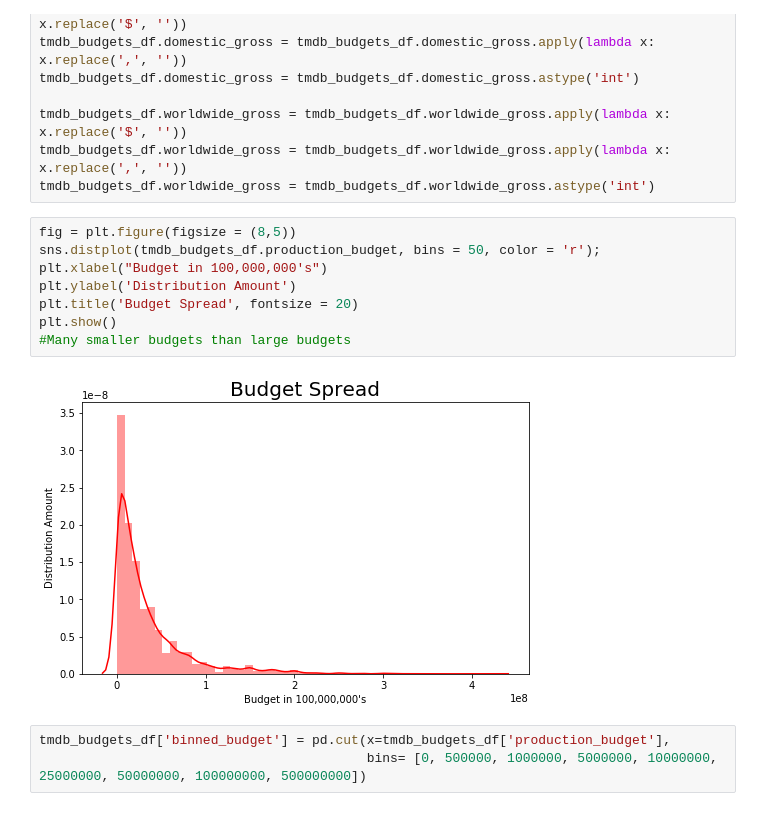
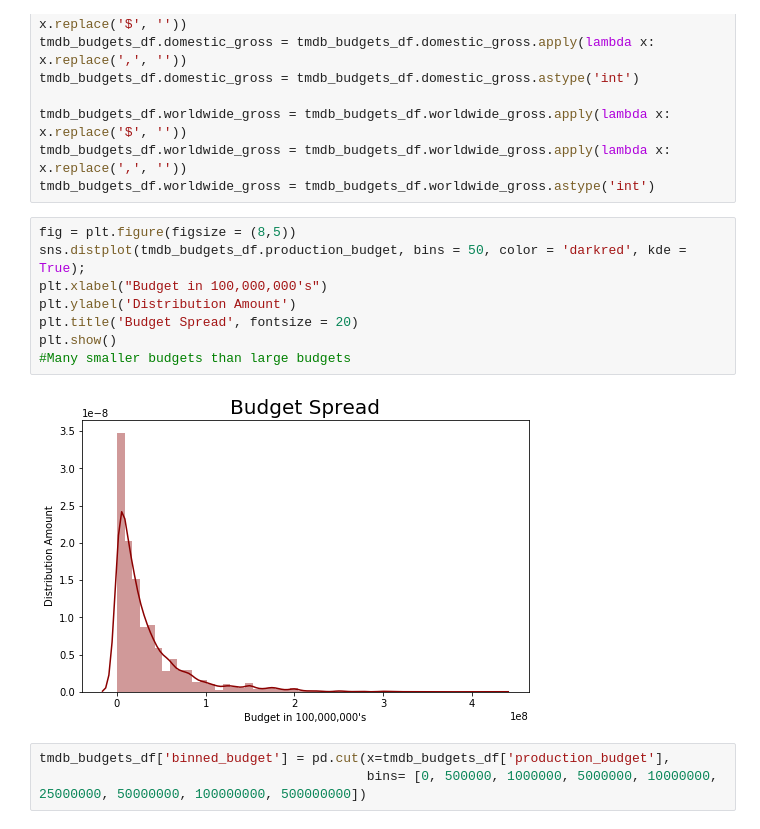
Before and after one commit to BenGeissel/Module_1_Project, a Jupyter notebook: zippedData/Mod1Project_temp.ipynb, the cells around one changed output. Drawn from its saved outputs; the diff is of its cells as text.

```diff
--- a/zippedData/Mod1Project_temp.ipynb
+++ b/zippedData/Mod1Project_temp.ipynb
@@ -135,14 +135,14 @@ tmdb_budgets_df.worldwide_gross = tmdb_budgets_df.worldwide_gross.apply(lambda x
 tmdb_budgets_df.worldwide_gross = tmdb_budgets_df.worldwide_gross.astype('int')
 # %%
 fig = plt.figure(figsize = (8,5))
-sns.distplot(tmdb_budgets_df.production_budget, bins = 50, color = 'r');
+sns.distplot(tmdb_budgets_df.production_budget, bins = 50, color = 'darkred', kde = True);
 plt.xlabel("Budget in 100,000,000's")
 plt.ylabel('Distribution Amount')
 plt.title('Budget Spread', fontsize = 20)
 plt.show()
 #Many smaller budgets than large budgets
 # %% [output]
-[figure, old version]
+[figure, new version]
 # %%
 tmdb_budgets_df['binned_budget'] = pd.cut(x=tmdb_budgets_df['production_budget'],
                                           bins= [0, 500000, 1000000, 5000000, 10000000, 25000000, 50000000, 100000000, 500000000])
```
Also changed, not shown: parts of 2 cells of this notebook, 4 other files.
